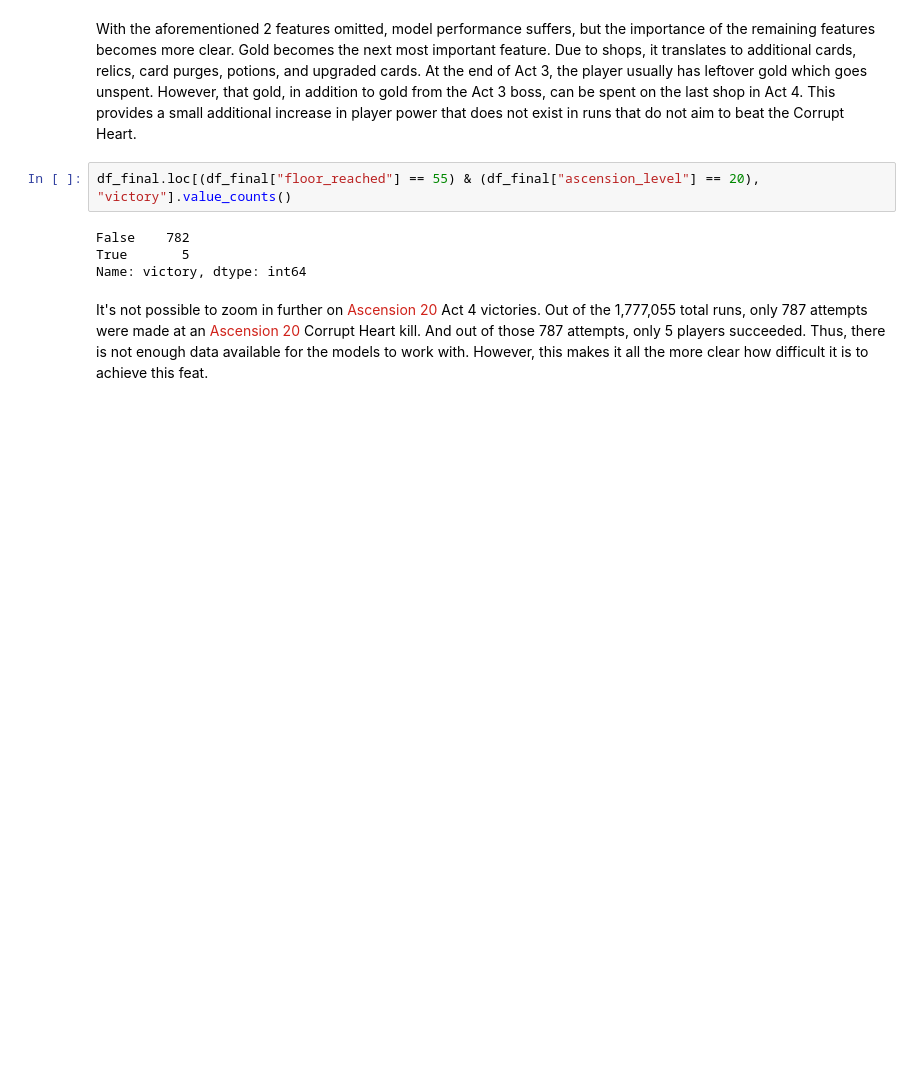
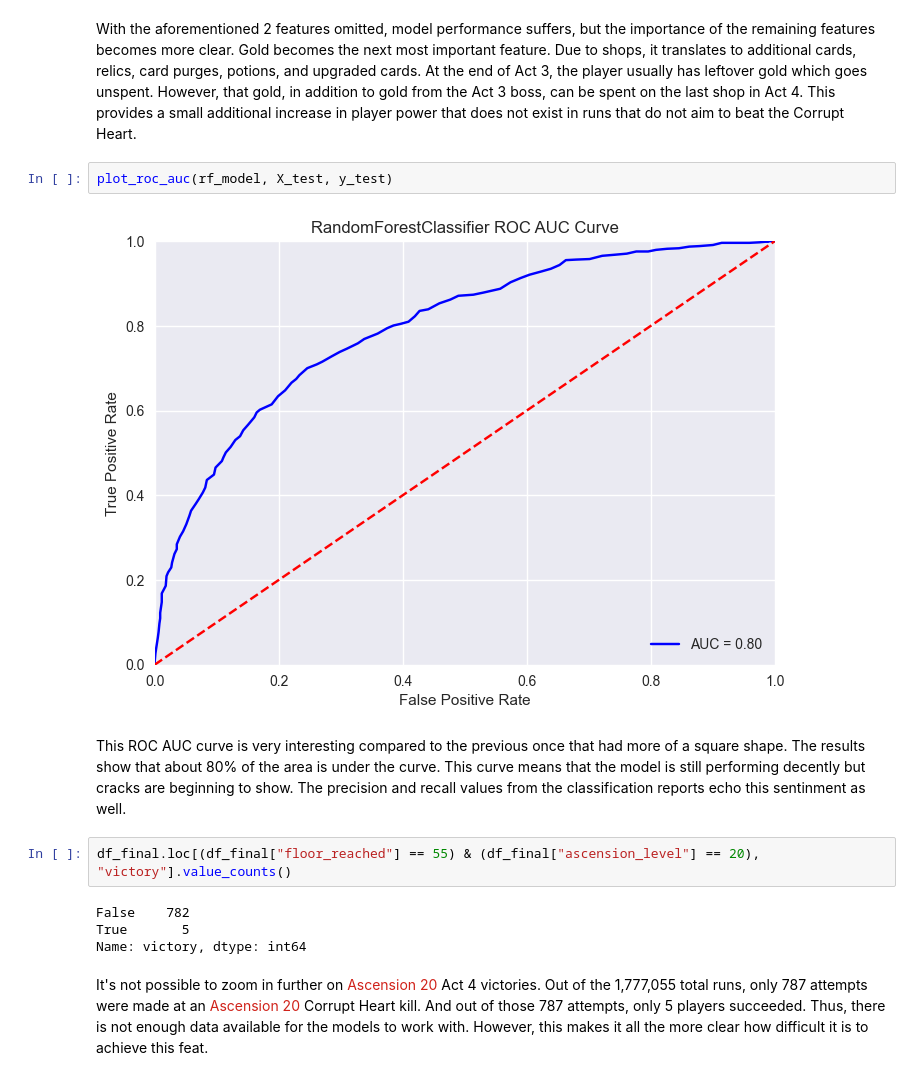
Before and after one commit to RumiaGIT/sts-outcome-classification, a Jupyter notebook: sts_outcome_classification.ipynb, the cells around one changed output. Saved outputs shown, nothing was run; the diff lists cells and outputs as text; blank space fills up the shorter version.

Commit message:
Finished modelling and conclusion

```diff
--- a/sts_outcome_classification.ipynb
+++ b/sts_outcome_classification.ipynb
@@ -1013,5 +1284,11 @@ ax.set_ylabel('Feature');
 # %% [markdown]
 With the aforementioned 2 features omitted, model performance suffers, but the importance of the remaining features becomes more clear. Gold becomes the next most important feature. Due to shops, it translates to additional cards, relics, card purges, potions, and upgraded cards. At the end of Act 3, the player usually has leftover gold which goes unspent. However, that gold, in addition to gold from the Act 3 boss, can be spent on the last shop in Act 4. This provides a small additional increase in player power that does not exist in runs that do not aim to beat the Corrupt Heart.
+# %%
+plot_roc_auc(rf_model, X_test, y_test)
+# %% [output]
+[figure, added]
+# %% [markdown]
+This ROC AUC curve is very interesting compared to the previous once that had more of a square shape. The results show that about 80% of the area is under the curve. This curve means that the model is still performing decently but cracks are beginning to show. The precision and recall values from the classification reports echo this sentinment as well.
 # %%
 df_final.loc[(df_final["floor_reached"] == 55) & (df_final["ascension_level"] == 20), "victory"].value_counts()
 # %% [output]
```
Also changed, not shown: parts of 100 cells of this notebook, 3 other files.
